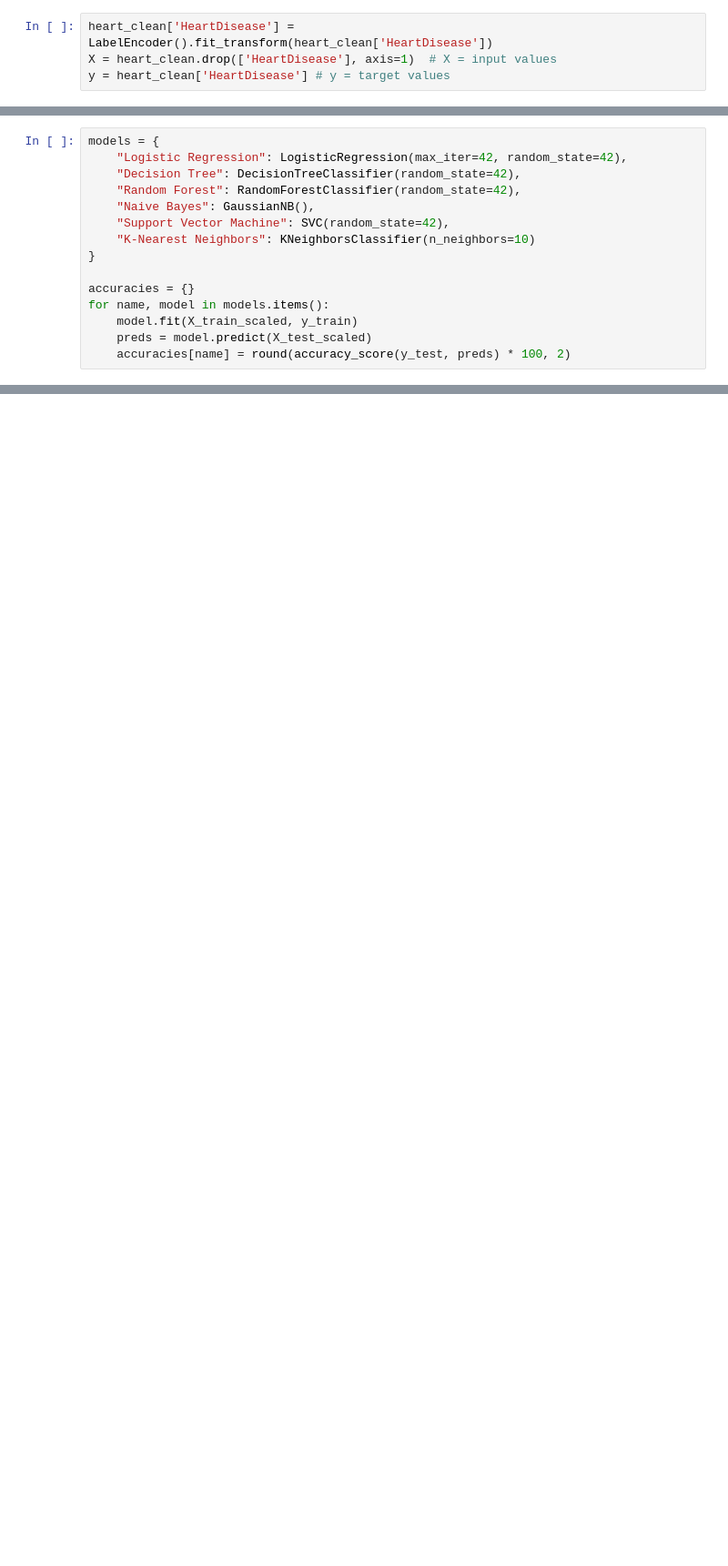
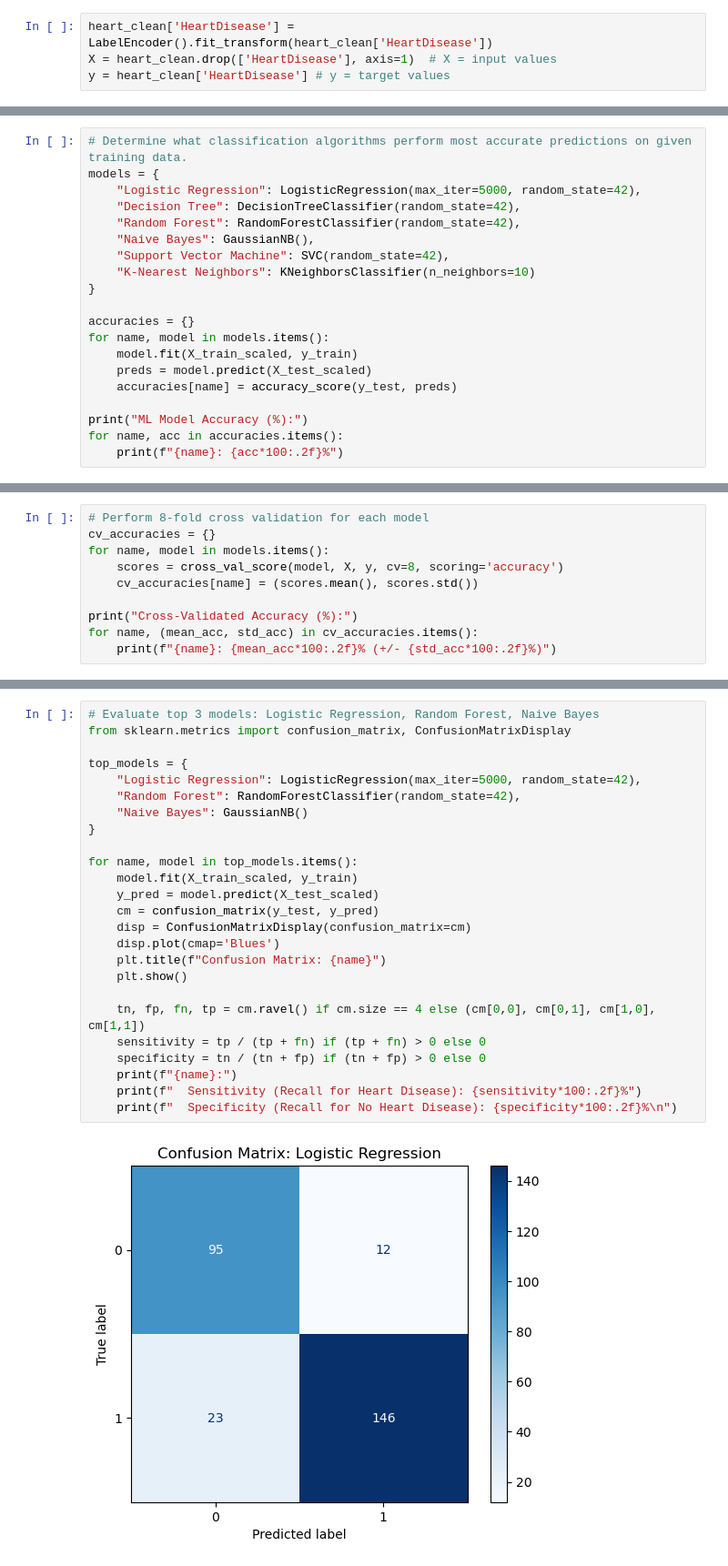
Before and after one commit to DaeJens/HeartDiseaseMachineLearn, a Jupyter notebook: heart_disease.ipynb, the cells around one changed output, grey strips where cells are left out. Shown at 91% size. Cells and saved outputs as stored; diff of their text form; blank space fills up the shorter version.

Commit message:
add cross-validation and confusion matrix

```diff
--- a/heart_disease.ipynb
+++ b/heart_disease.ipynb
@@ -248,6 +259,7 @@ ValueError: could not convert string to float: 'F'
 # %%
+# Determine what classification algorithms perform most accurate predictions on given training data.
 models = {
-    "Logistic Regression": LogisticRegression(max_iter=42, random_state=42),
+    "Logistic Regression": LogisticRegression(max_iter=5000, random_state=42),
     "Decision Tree": DecisionTreeClassifier(random_state=42),
     "Random Forest": RandomForestClassifier(random_state=42),
     "Naive Bayes": GaussianNB(),
@@ -259,4 +271,8 @@ accuracies = {}
 for name, model in models.items():
     model.fit(X_train_scaled, y_train)
     preds = model.predict(X_test_scaled)
-    accuracies[name] = round(accuracy_score(y_test, preds) * 100, 2)
+    accuracies[name] = accuracy_score(y_test, preds)
+
+print("ML Model Accuracy (%):")
+for name, acc in accuracies.items():
+    print(f"{name}: {acc*100:.2f}%")
@@ -266,0 +287,10 @@ for name, acc in accuracies.items():
+# %%
+# Perform 8-fold cross validation for each model
+cv_accuracies = {}
+for name, model in models.items():
+    scores = cross_val_score(model, X, y, cv=8, scoring='accuracy')
+    cv_accuracies[name] = (scores.mean(), scores.std())
+
+print("Cross-Validated Accuracy (%):")
+for name, (mean_acc, std_acc) in cv_accuracies.items():
+    print(f"{name}: {mean_acc*100:.2f}% (+/- {std_acc*100:.2f}%)")
@@ -266,0 +305,27 @@ for name, acc in accuracies.items():
+# %%
+# Evaluate top 3 models: Logistic Regression, Random Forest, Naive Bayes
+from sklearn.metrics import confusion_matrix, ConfusionMatrixDisplay
+
+top_models = {
+    "Logistic Regression": LogisticRegression(max_iter=5000, random_state=42),
+    "Random Forest": RandomForestClassifier(random_state=42),
+    "Naive Bayes": GaussianNB()
+}
+
+for name, model in top_models.items():
+    model.fit(X_train_scaled, y_train)
+    y_pred = model.predict(X_test_scaled)
+    cm = confusion_matrix(y_test, y_pred)
+    disp = ConfusionMatrixDisplay(confusion_matrix=cm)
+    disp.plot(cmap='Blues')
+    plt.title(f"Confusion Matrix: {name}")
+    plt.show()
+
+    tn, fp, fn, tp = cm.ravel() if cm.size == 4 else (cm[0,0], cm[0,1], cm[1,0], cm[1,1])
+    sensitivity = tp / (tp + fn) if (tp + fn) > 0 else 0
+    specificity = tn / (tn + fp) if (tn + fp) > 0 else 0
+    print(f"{name}:")
+    print(f"  Sensitivity (Recall for Heart Disease): {sensitivity*100:.2f}%")
+    print(f"  Specificity (Recall for No Heart Disease): {specificity*100:.2f}%\n")
+# %% [output]
+[figure, added]
```
Also changed, not shown: parts of 7 cells of this notebook.
